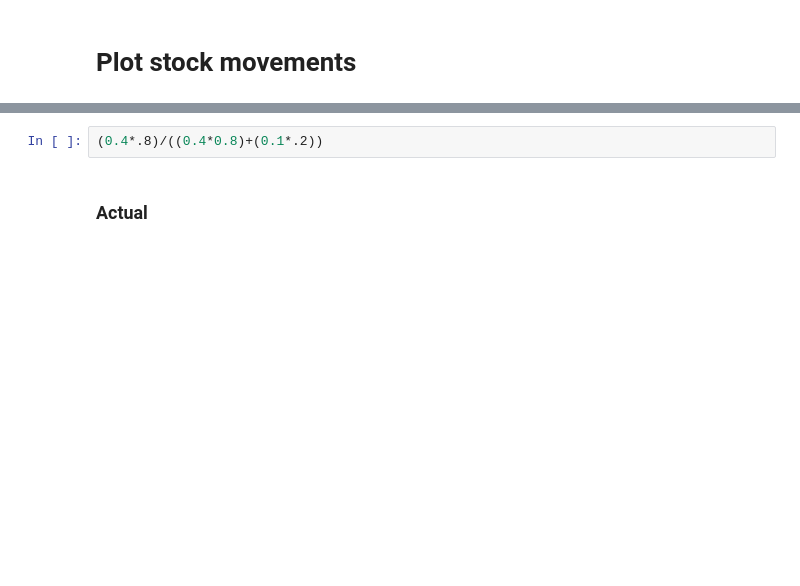
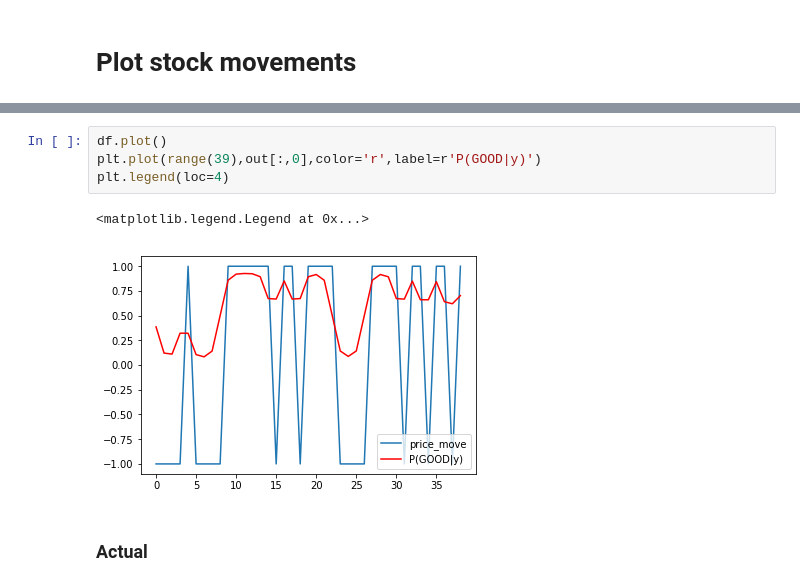
Before and after one commit to gpamfilis/PGMS, a Jupyter notebook: HMMS.ipynb, the cells around one changed output, grey strips where cells are left out. Drawn from its saved outputs; the diff is of its cells as text; blank space fills up the shorter version.

```diff
--- a/HMMS.ipynb
+++ b/HMMS.ipynb
@@ -212,5 +216,10 @@ df.plot()
-# %%
-(0.4*.8)/((0.4*0.8)+(0.1*.2))
+# %%
+df.plot()
+plt.plot(range(39),out[:,0],color='r',label=r'P(GOOD|y)')
+plt.legend(loc=4)
+# %% [output]
+<matplotlib.legend.Legend at 0x...>
+[figure, added]
 # %% [markdown]
 ### Actual
 # %%
```
Also changed, not shown: parts of 25 cells of this notebook.
